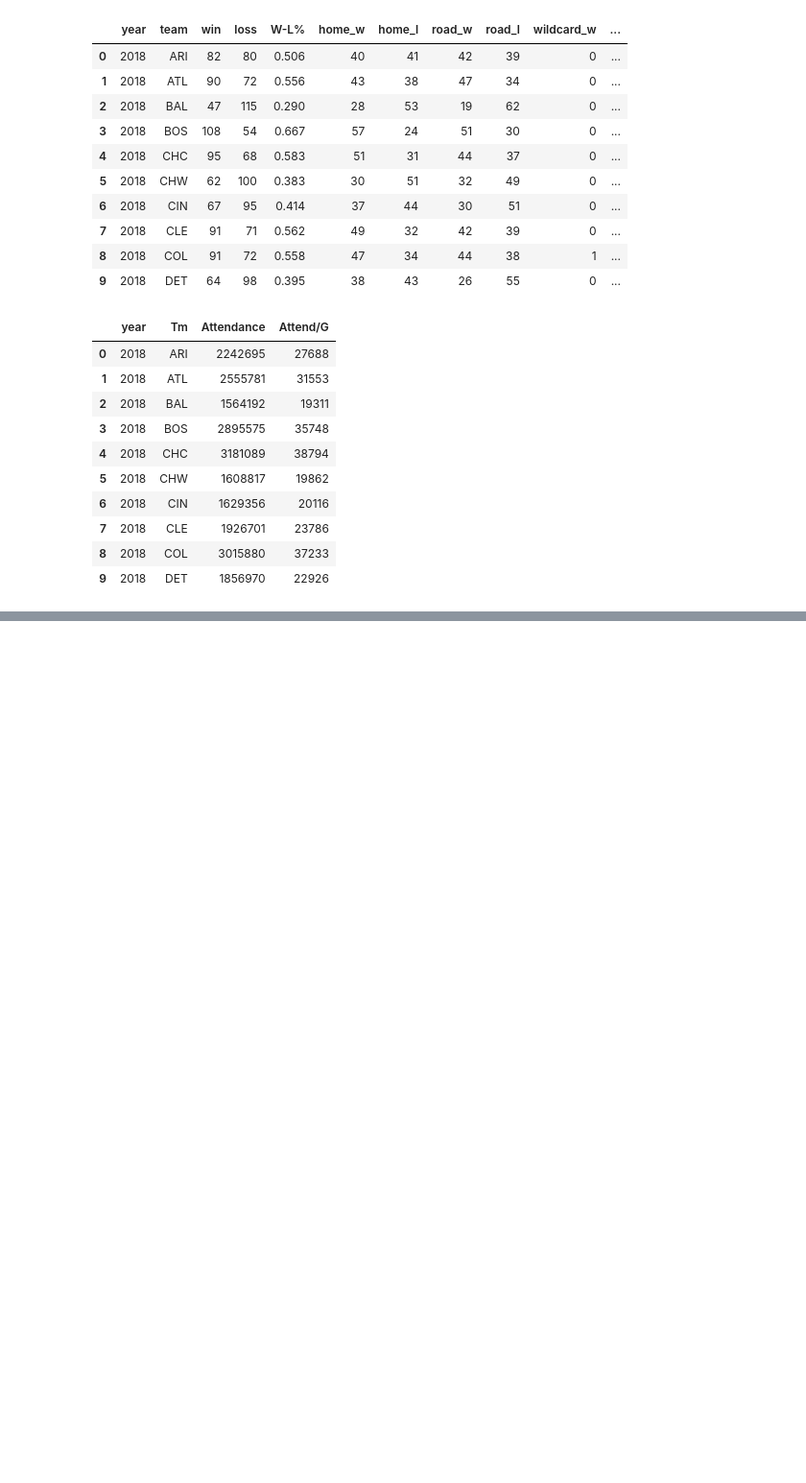
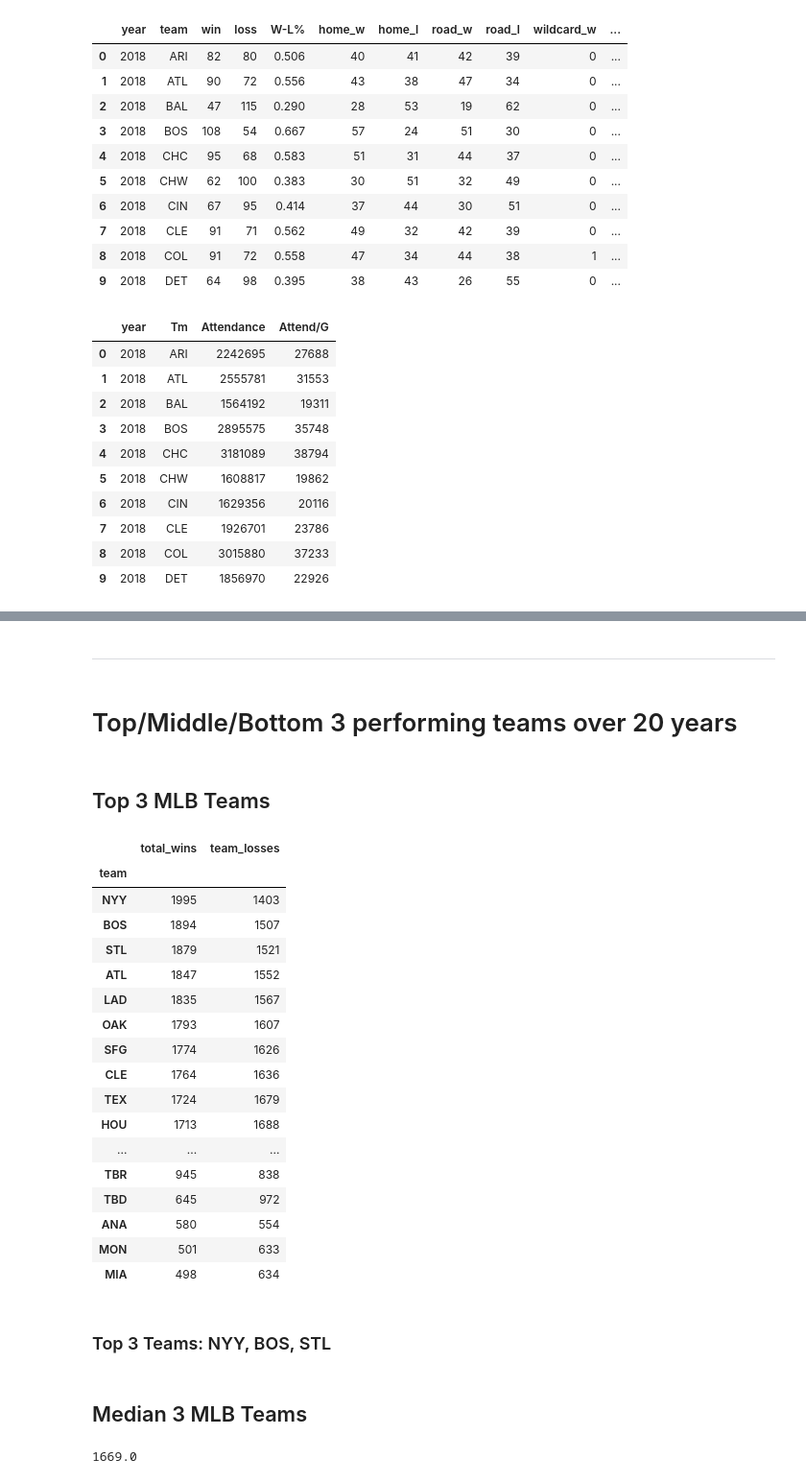
Before and after one commit to Git-hSin/TeamPerformanceCommImpact, a Jupyter notebook: tim_sports/tim_sports.ipynb, the cells around one changed output, grey strips where cells are left out. Shown at 96% size. Cells and saved outputs as stored; diff of their text form; code cells hidden in the pictures; blank space fills up the shorter version.

```diff
--- a/tim_sports/tim_sports.ipynb
+++ b/tim_sports/tim_sports.ipynb
@@ -24,3 +25,13 @@ nfl_location_df = pd.read_csv(nfl_locations_file, low_memory = False)
 nba_df = pd.read_csv(nba_data_file, low_memory = False)
 nba_attendance_df = pd.read_csv(nba_attendance_file, low_memory = False)
 nba_locations_df = pd.read_csv(nba_locations_file, low_memory = False)
+# %%
+def nfl_team(x):
+   nfl_data=nfl_df[nfl_df["Tm"] == x].reset_index(drop=True)
+   return(nfl_data)
+def nba_team(x):
+   nba_data=nba_df[nba_df["Team"]==x].reset_index(drop=True)
+   return(nba_data)
+def mlb_team(x):
+   mlb_data=mlb_df[mlb_df['team']==x].reset_index(drop=True)
+   return(mlb_data)
@@ -154,0 +131,48 @@ NameError: name 'nba_location_df' is not defined
+# %% [markdown]
+---
+# %% [markdown]
+# Top/Middle/Bottom 3 performing teams over 20 years
+# %% [markdown]
+## Top 3 MLB Teams
+# %%
+mlb_team_list = []
+mlb_team_total_win = []
+mlb_team_total_loss = []
+for team in mlb_df["team"].unique():
+    mlb_team_list.append(team)
+    team_data = mlb_team(team)
+    mlb_team_total_win.append(team_data["win"].sum())
+    mlb_team_total_loss.append(team_data["loss"].sum())
+mlb_team_totals_df = pd.DataFrame({
+    "team" : mlb_team_list,
+    "total_wins": mlb_team_total_win,
+    "team_losses": mlb_team_total_loss
+})
+mlb_team_totals_df.sort_values(by="total_wins",ascending=False).set_index("team")
+# %% [output]
+|  | total_wins | team_losses |
+| team |  |  |
+| NYY | 1995 | 1403 |
+| BOS | 1894 | 1507 |
+| STL | 1879 | 1521 |
+| ATL | 1847 | 1552 |
+| LAD | 1835 | 1567 |
+| OAK | 1793 | 1607 |
+| SFG | 1774 | 1626 |
+| CLE | 1764 | 1636 |
+| TEX | 1724 | 1679 |
+| HOU | 1713 | 1688 |
+| ... | ... | ... |
+| TBR | 945 | 838 |
+| TBD | 645 | 972 |
+| ANA | 580 | 554 |
+| MON | 501 | 633 |
+| MIA | 498 | 634 |
+# %% [markdown]
+### Top 3 Teams: NYY, BOS, STL
+# %% [markdown]
+## Median 3 MLB Teams
+# %%
+np.median(mlb_team_total_win)
+# %% [output]
+1669.0
```
Also changed, not shown: parts of 37 cells of this notebook, 2 other files.
